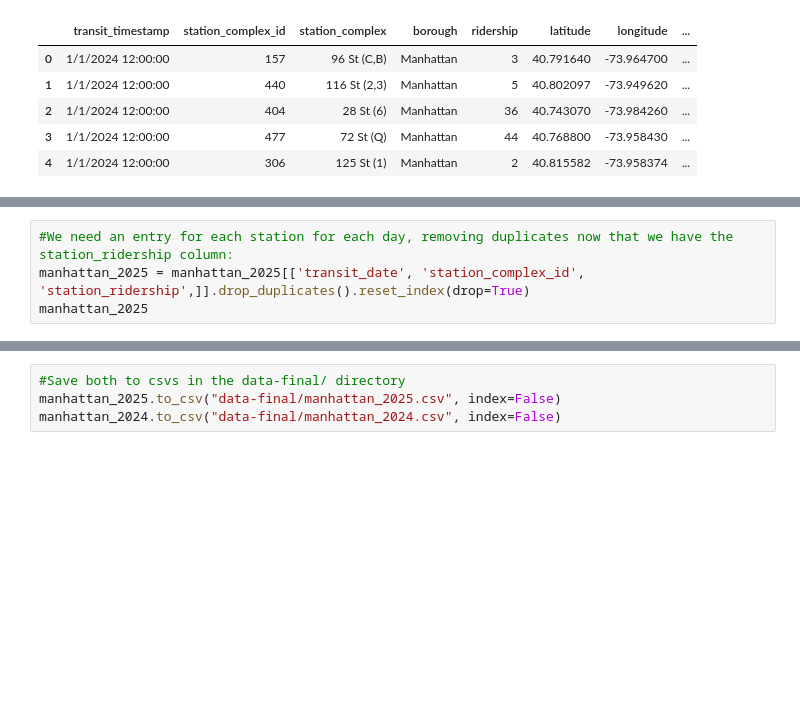
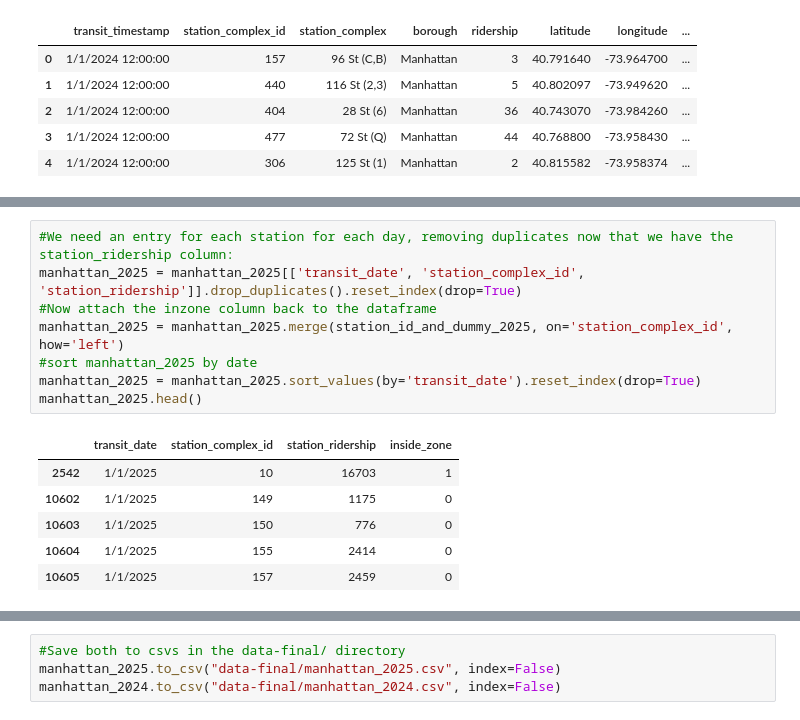
Before and after one commit to vaughnmitchell13/econ308-proj, a Jupyter notebook: Data-Postprocessing.ipynb, the cells around one changed output, grey strips where cells are left out. Cells and saved outputs as stored; diff of their text form; blank space fills up the shorter version.

```diff
--- a/Data-Postprocessing.ipynb
+++ b/Data-Postprocessing.ipynb
@@ -64,5 +75,16 @@ manhattan_2025
 # %%
 #We need an entry for each station for each day, removing duplicates now that we have the station_ridership column:
-manhattan_2025 = manhattan_2025[['transit_date', 'station_complex_id', 'station_ridership',]].drop_duplicates().reset_index(drop=True)
-manhattan_2025
+manhattan_2025 = manhattan_2025[['transit_date', 'station_complex_id', 'station_ridership']].drop_duplicates().reset_index(drop=True)
+#Now attach the inzone column back to the dataframe
+manhattan_2025 = manhattan_2025.merge(station_id_and_dummy_2025, on='station_complex_id', how='left')
+#sort manhattan_2025 by date
+manhattan_2025 = manhattan_2025.sort_values(by='transit_date').reset_index(drop=True)
+manhattan_2025.head()
+# %% [output]
+|  | transit_date | station_complex_id | station_ridership | inside_zone |
+| 2542 | 1/1/2025 | 10 | 16703 | 1 |
+| 10602 | 1/1/2025 | 149 | 1175 | 0 |
+| 10603 | 1/1/2025 | 150 | 776 | 0 |
+| 10604 | 1/1/2025 | 155 | 2414 | 0 |
+| 10605 | 1/1/2025 | 157 | 2459 | 0 |
 # %%
```
Also changed, not shown: parts of 3 cells of this notebook.
